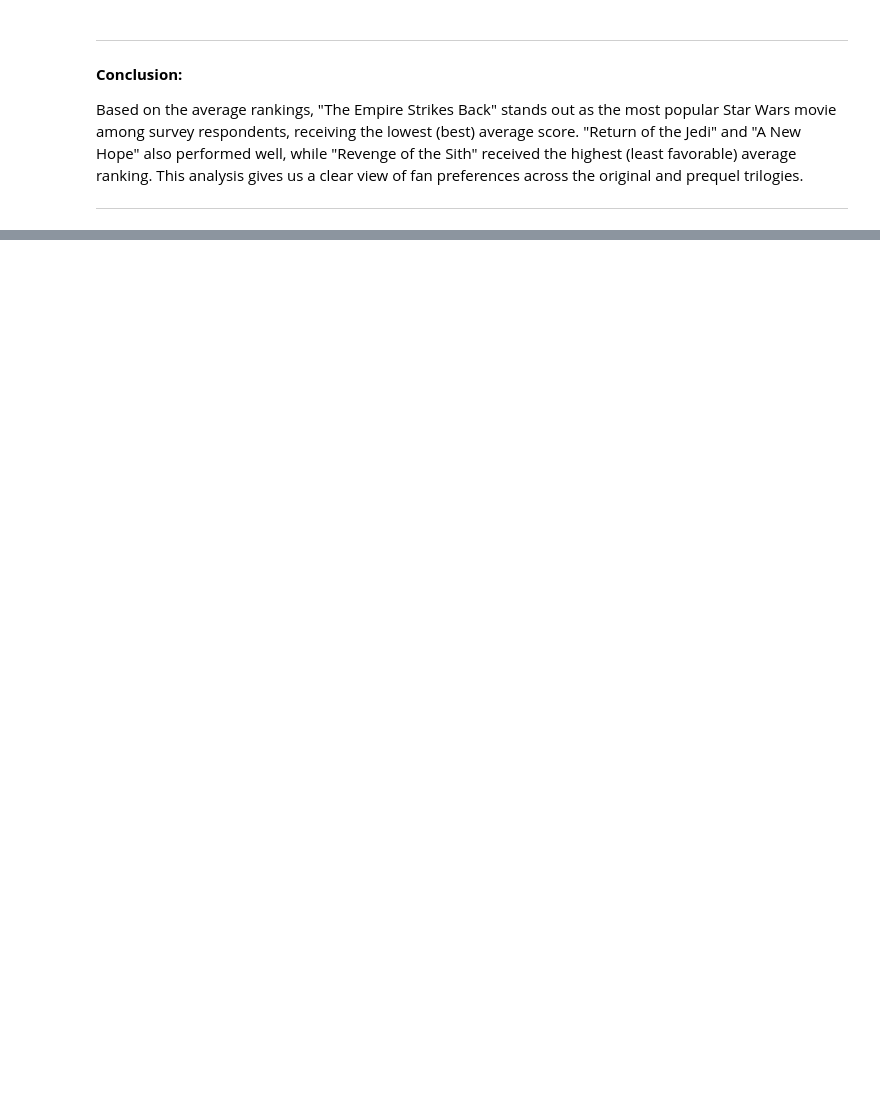
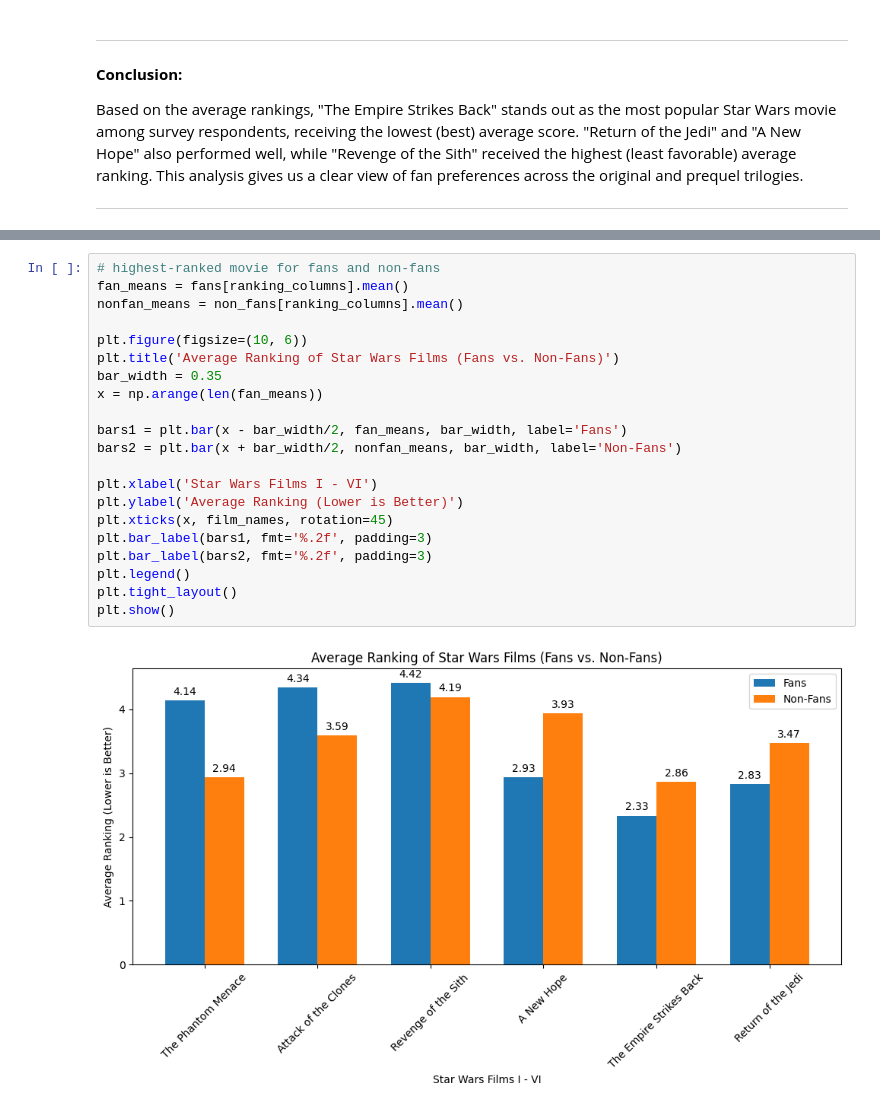
Before and after one commit to jackren0000/Star-Wars-Survey, a Jupyter notebook: main.ipynb, the cells around one changed output, grey strips where cells are left out. Drawn from its saved outputs; the diff is of its cells as text; blank space fills up the shorter version.

```diff
--- a/main.ipynb
+++ b/main.ipynb
@@ -356,0 +450,23 @@ Based on the average rankings, "The Empire Strikes Back" stands out as the most
+# %%
+# highest-ranked movie for fans and non-fans
+fan_means = fans[ranking_columns].mean()
+nonfan_means = non_fans[ranking_columns].mean()
+
+plt.figure(figsize=(10, 6))
+plt.title('Average Ranking of Star Wars Films (Fans vs. Non-Fans)')
+bar_width = 0.35
+x = np.arange(len(fan_means))
+
+bars1 = plt.bar(x - bar_width/2, fan_means, bar_width, label='Fans')
+bars2 = plt.bar(x + bar_width/2, nonfan_means, bar_width, label='Non-Fans')
+
+plt.xlabel('Star Wars Films I - VI')
+plt.ylabel('Average Ranking (Lower is Better)')
+plt.xticks(x, film_names, rotation=45)
+plt.bar_label(bars1, fmt='%.2f', padding=3)
+plt.bar_label(bars2, fmt='%.2f', padding=3)
+plt.legend()
+plt.tight_layout()
+plt.show()
+# %% [output]
+[figure, added]
```
Also changed, not shown: parts of 15 cells of this notebook.
